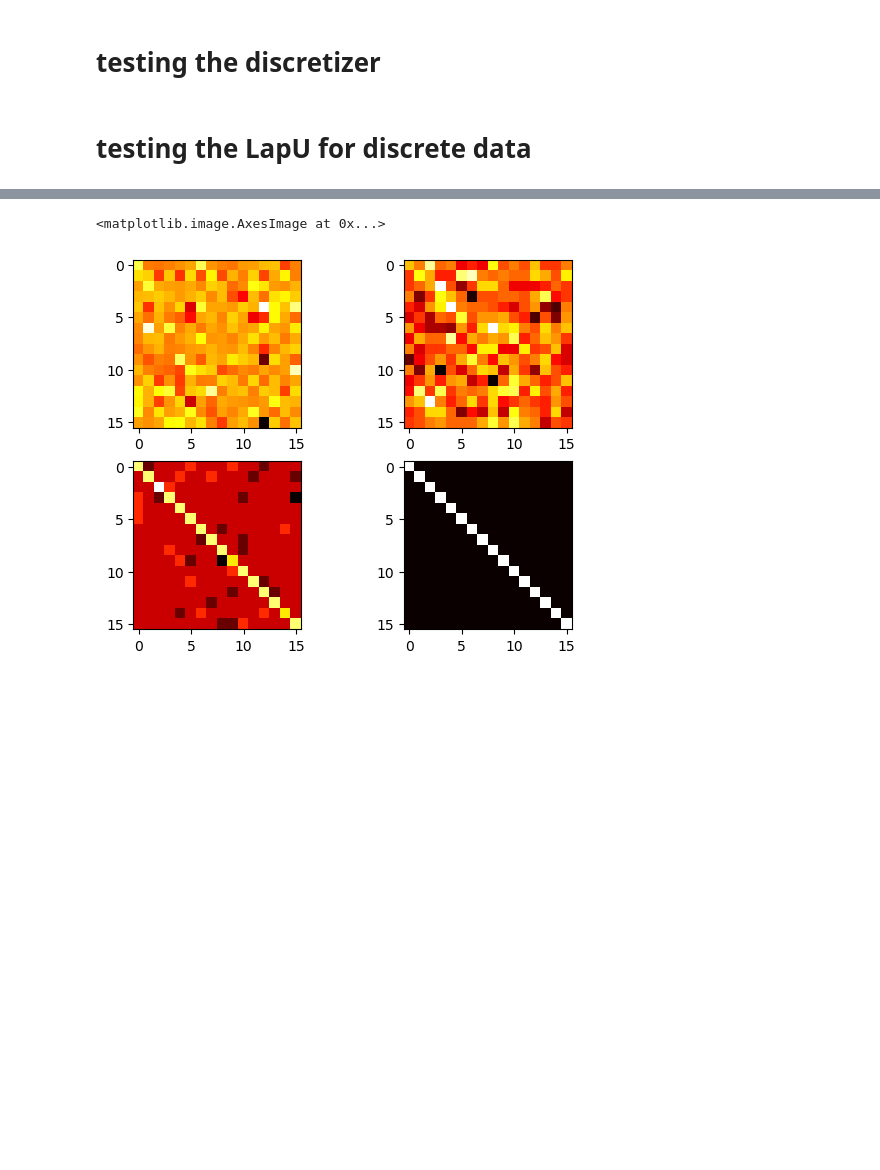
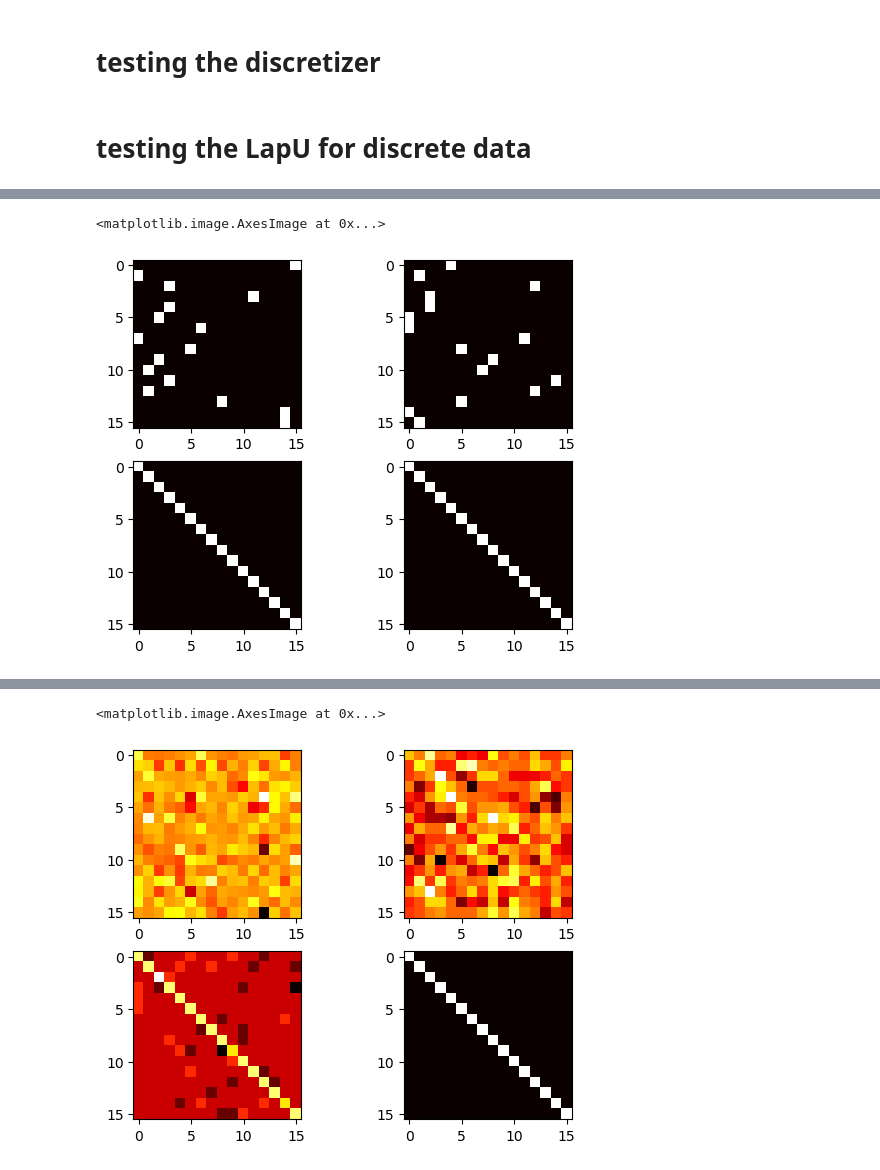
Before and after one commit to Jong-Min-Moon/LDPUts, a Jupyter notebook: playground.ipynb, the cells around one changed output, grey strips where cells are left out. Saved outputs shown, nothing was run; the diff lists cells and outputs as text; code cells hidden in the pictures; blank space fills up the shorter version.

```diff
--- a/playground.ipynb
+++ b/playground.ipynb
@@ -143,2 +156,38 @@ axs[1,1].imshow(LDPclient.release_DiscLapU(100)[1], cmap = 'hot', interpolation
+# %%
+fig, axs = plt.subplots(2,2)
+axs[0,0].imshow(
+    torch.nn.functional.one_hot(
+        torch.tensor(LDPclient.release_genRR(0.5)[1]),
+        16
+        ),
+    cmap = 'hot', interpolation = 'nearest'
+)
+
+axs[0,1].imshow(
+    torch.nn.functional.one_hot(
+        torch.tensor(LDPclient.release_genRR(1)[1]),
+        16
+        ),
+    cmap = 'hot', interpolation = 'nearest'
+)
+
+axs[1,0].imshow(
+    torch.nn.functional.one_hot(
+        torch.tensor(LDPclient.release_genRR(10)[1]),
+        16
+        ),
+    cmap = 'hot', interpolation = 'nearest'
+)
+
+axs[1,1].imshow(
+    torch.nn.functional.one_hot(
+        torch.tensor(LDPclient.release_genRR(50)[1]),
+        16
+        ),
+    cmap = 'hot', interpolation = 'nearest'
+)
+# %% [output]
+<matplotlib.image.AxesImage at 0x...>
+[figure, added]
 # %%
 fig, axs = plt.subplots(2,2)
```
Also changed, not shown: parts of 11 cells of this notebook, 1 other file.
